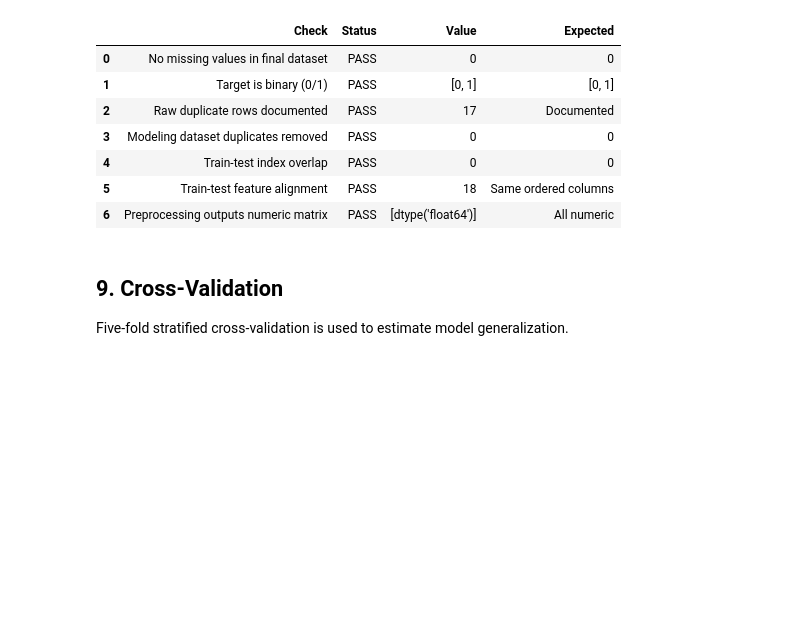
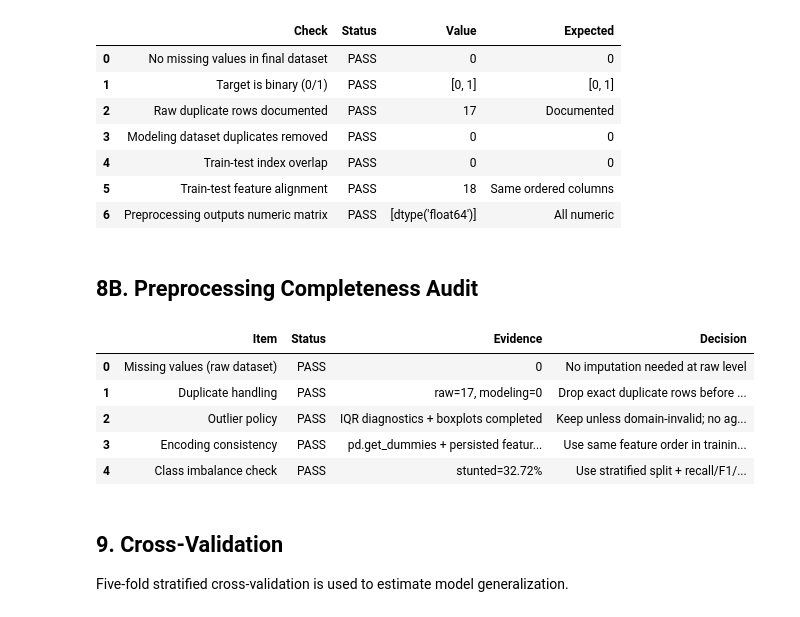
Before and after one commit to app-prenava/stunting, a Jupyter notebook: notebook/stunting-arya.ipynb, the cells around one changed output. Cells and saved outputs as stored; diff of their text form; code cells hidden in the pictures; blank space fills up the shorter version.

```diff
--- a/notebook/stunting-arya.ipynb
+++ b/notebook/stunting-arya.ipynb
@@ -664,6 +766,58 @@ Validation gate results:
 | 4 | Train-test index overlap | PASS | 0 | 0 |
 | 5 | Train-test feature alignment | PASS | 18 | Same ordered columns |
 | 6 | Preprocessing outputs numeric matrix | PASS | [dtype('float64')] | All numeric |
+# %% [markdown]
+## 8B. Preprocessing Completeness Audit
+# %%
+preprocess_audit = []
+
+preprocess_audit.append({
+    "Item": "Missing values (raw dataset)",
+    "Status": "PASS" if int(df.isna().sum().sum()) == 0 else "REVIEW",
+    "Evidence": int(df.isna().sum().sum()),
+    "Decision": "No imputation needed at raw level" if int(df.isna().sum().sum()) == 0 else "Use train-only imputation",
+})
+
+raw_dups = int(df.duplicated().sum())
+model_dups = int(df_modeling.duplicated().sum())
+preprocess_audit.append({
+    "Item": "Duplicate handling",
+    "Status": "PASS" if model_dups == 0 else "FAIL",
+    "Evidence": f"raw={raw_dups}, modeling={model_dups}",
+    "Decision": "Drop exact duplicate rows before modeling",
+})
+
+preprocess_audit.append({
+    "Item": "Outlier policy",
+    "Status": "PASS",
+    "Evidence": "IQR diagnostics + boxplots completed",
+    "Decision": "Keep unless domain-invalid; no aggressive deletion",
+})
+
+preprocess_audit.append({
+    "Item": "Encoding consistency",
+    "Status": "PASS",
+    "Evidence": "pd.get_dummies + persisted feature_columns",
+    "Decision": "Use same feature order in training and inference",
+})
+
+stunted_pct = float((y.mean() * 100))
+preprocess_audit.append({
+    "Item": "Class imbalance check",
+    "Status": "PASS",
+    "Evidence": f"stunted={stunted_pct:.2f}%",
+    "Decision": "Use stratified split + recall/F1/AUC-based evaluation",
+})
+
+preprocess_audit_df = pd.DataFrame(preprocess_audit)
+display(preprocess_audit_df)
+# %% [output]
+|  | Item | Status | Evidence | Decision |
+| 0 | Missing values (raw dataset) | PASS | 0 | No imputation needed at raw level |
+| 1 | Duplicate handling | PASS | raw=17, modeling=0 | Drop exact duplicate rows before ... |
+| 2 | Outlier policy | PASS | IQR diagnostics + boxplots completed | Keep unless domain-invalid; no ag... |
+| 3 | Encoding consistency | PASS | pd.get_dummies + persisted featur... | Use same feature order in trainin... |
+| 4 | Class imbalance check | PASS | stunted=32.72% | Use stratified split + recall/F1/... |
 # %% [markdown]
 ## 9. Cross-Validation
 
```
Also changed, not shown: parts of 6 cells of this notebook, 7 other files.
